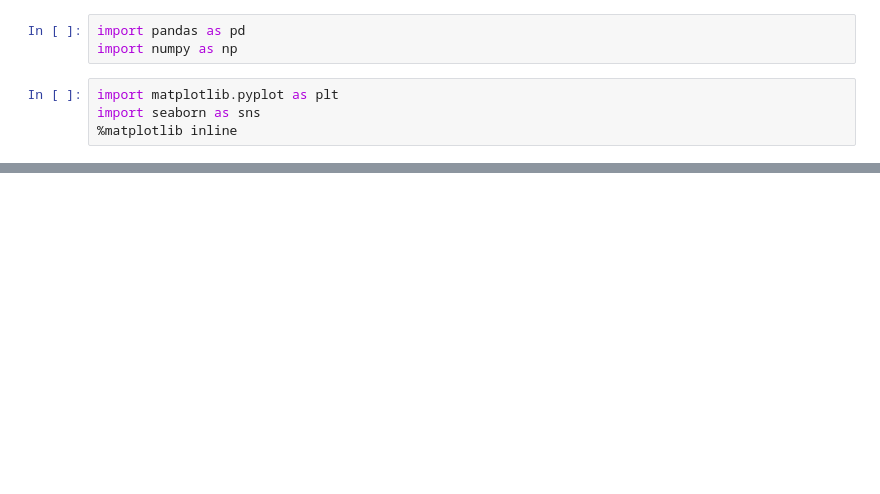
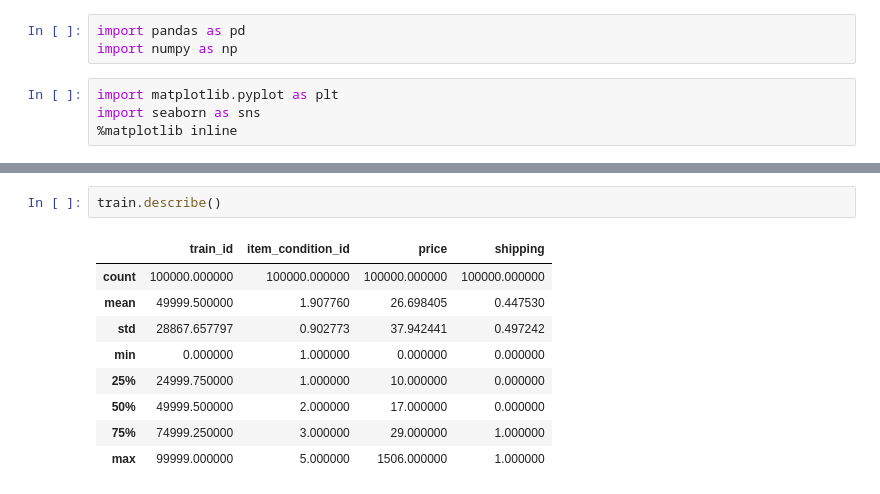
Before and after one commit to M-Younus/Mercari-Price-Suggestion-Challenge, a Jupyter notebook: main.ipynb, the cells around one changed output, grey strips where cells are left out. Cells and saved outputs as stored; diff of their text form; blank space fills up the shorter version.

```diff
--- a/main.ipynb
+++ b/main.ipynb
@@ -32,0 +48,12 @@ memory usage: 90.5+ MB
+# %%
+train.describe()
+# %% [output]
+|  | train_id | item_condition_id | price | shipping |
+| count | 100000.000000 | 100000.000000 | 100000.000000 | 100000.000000 |
+| mean | 49999.500000 | 1.907760 | 26.698405 | 0.447530 |
+| std | 28867.657797 | 0.902773 | 37.942441 | 0.497242 |
+| min | 0.000000 | 1.000000 | 0.000000 | 0.000000 |
+| 25% | 24999.750000 | 1.000000 | 10.000000 | 0.000000 |
+| 50% | 49999.500000 | 2.000000 | 17.000000 | 0.000000 |
+| 75% | 74999.250000 | 3.000000 | 29.000000 | 1.000000 |
+| max | 99999.000000 | 5.000000 | 1506.000000 | 1.000000 |
```
Also changed, not shown: parts of 13 cells of this notebook.
